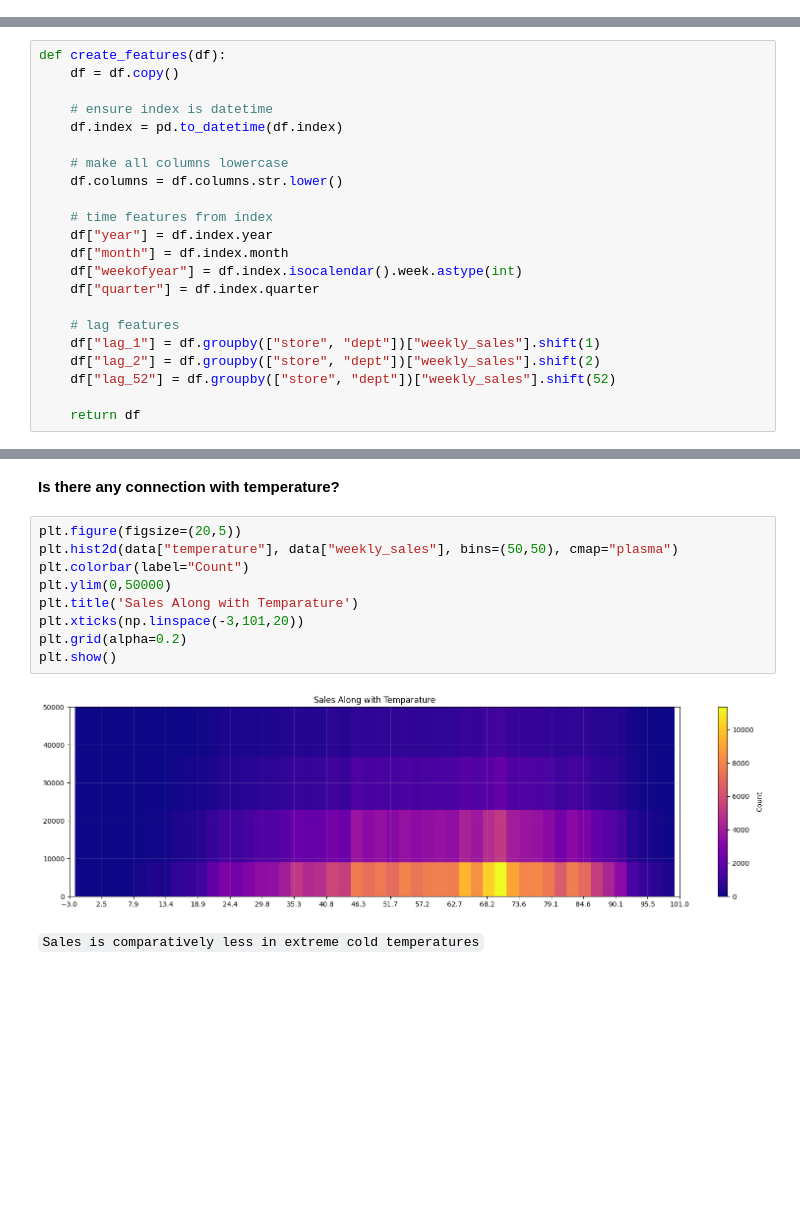
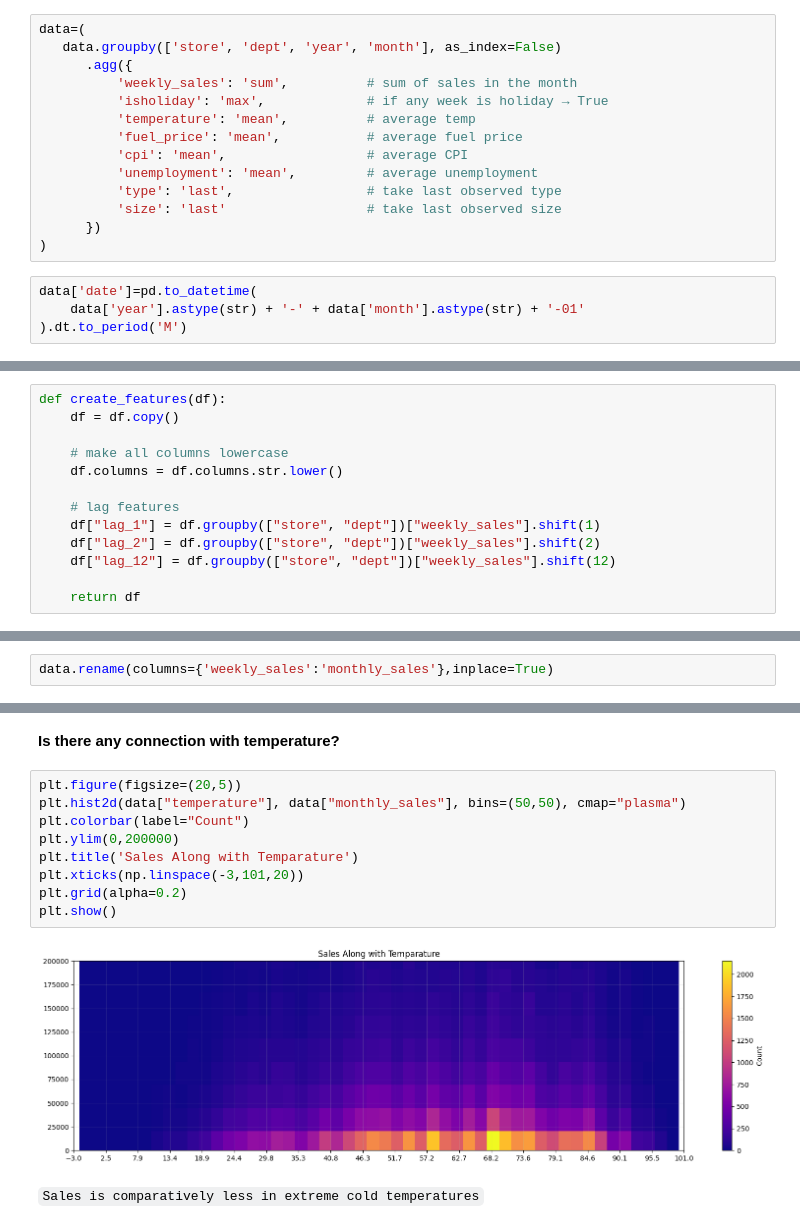
Before and after one commit to IamRaNo/Elevvo_Internship, a Jupyter notebook: Task-7/sales_data_preparation.ipynb, the cells around one changed output, grey strips where cells are left out. Cells and saved outputs as stored; diff of their text form; blank space fills up the shorter version.

```diff
--- a/Task-7/sales_data_preparation.ipynb
+++ b/Task-7/sales_data_preparation.ipynb
@@ -146,0 +155,18 @@ data.head()
+# %%
+data=(
+   data.groupby(['store', 'dept', 'year', 'month'], as_index=False)
+      .agg({
+          'weekly_sales': 'sum',          # sum of sales in the month
+          'isholiday': 'max',             # if any week is holiday → True
+          'temperature': 'mean',          # average temp
+          'fuel_price': 'mean',           # average fuel price
+          'cpi': 'mean',                  # average CPI
+          'unemployment': 'mean',         # average unemployment
+          'type': 'last',                 # take last observed type
+          'size': 'last'                  # take last observed size
+      })
+)
+# %%
+data['date']=pd.to_datetime(
+    data['year'].astype(str) + '-' + data['month'].astype(str) + '-01'
+).dt.to_period('M')
@@ -160,22 +195,13 @@ data.head()
 def create_features(df):
     df = df.copy()
 
-    # ensure index is datetime
-    df.index = pd.to_datetime(df.index)
-
     # make all columns lowercase
     df.columns = df.columns.str.lower()
-
-    # time features from index
-    df["year"] = df.index.year
-    df["month"] = df.index.month
-    df["weekofyear"] = df.index.isocalendar().week.astype(int)
-    df["quarter"] = df.index.quarter
 
     # lag features
     df["lag_1"] = df.groupby(["store", "dept"])["weekly_sales"].shift(1)
     df["lag_2"] = df.groupby(["store", "dept"])["weekly_sales"].shift(2)
-    df["lag_52"] = df.groupby(["store", "dept"])["weekly_sales"].shift(52)
+    df["lag_12"] = df.groupby(["store", "dept"])["weekly_sales"].shift(12)
 
     return df
 # %%
@@ -199,2 +225,4 @@ Index(['store', 'dept', 'weekly_sales', 'isholiday', 'temperature',
       dtype='object')
+# %%
+data.rename(columns={'weekly_sales':'monthly_sales'},inplace=True)
 # %% [markdown]
@@ -272,15 +357,15 @@ plt.show()
 **Is there any connection with temperature?**
 # %%
 plt.figure(figsize=(20,5))
-plt.hist2d(data["temperature"], data["weekly_sales"], bins=(50,50), cmap="plasma")
+plt.hist2d(data["temperature"], data["monthly_sales"], bins=(50,50), cmap="plasma")
 plt.colorbar(label="Count")
-plt.ylim(0,50000)
+plt.ylim(0,200000)
 plt.title('Sales Along with Temparature')
 plt.xticks(np.linspace(-3,101,20))
 plt.grid(alpha=0.2)
 plt.show()
 # %% [output]
-[figure, old version]
+[figure, new version]
 # %% [markdown]
 `Sales is comparatively less in extreme cold temperatures`
 # %% [markdown]
```
Also changed, not shown: parts of 44 cells of this notebook.
